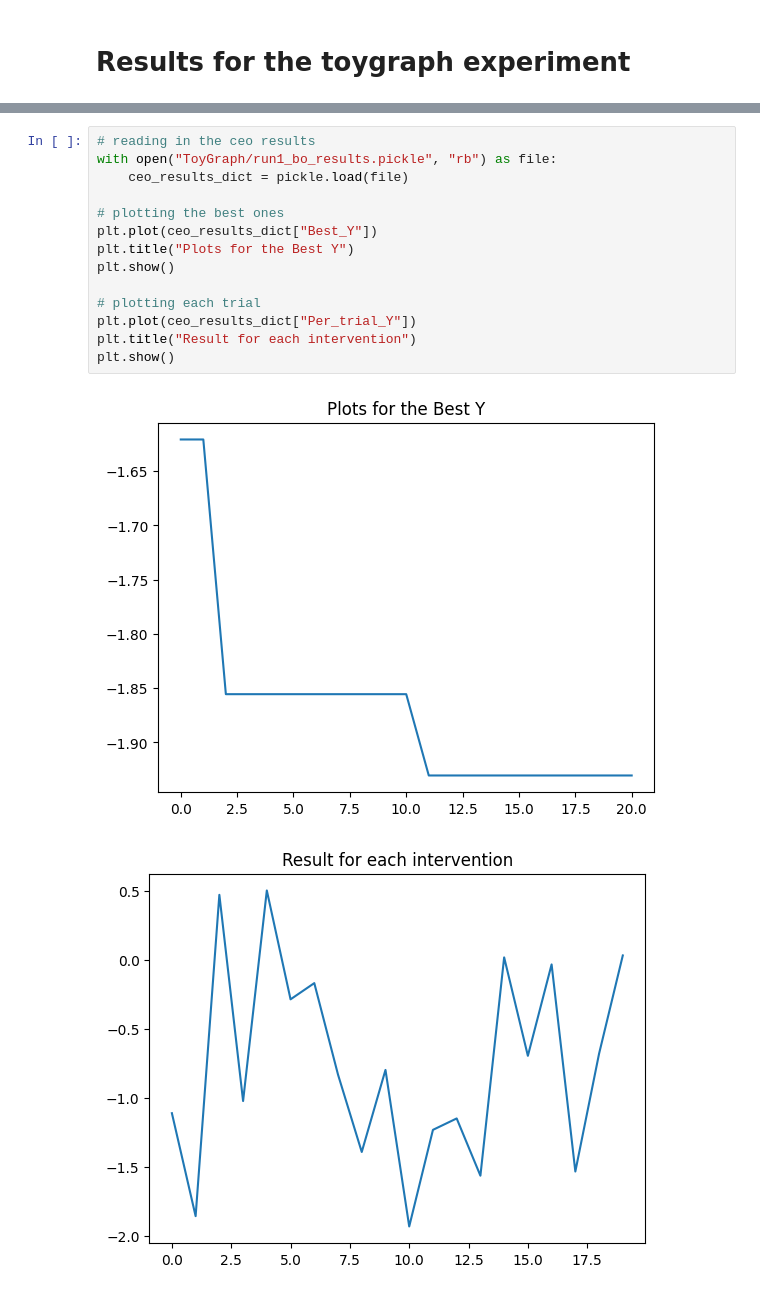
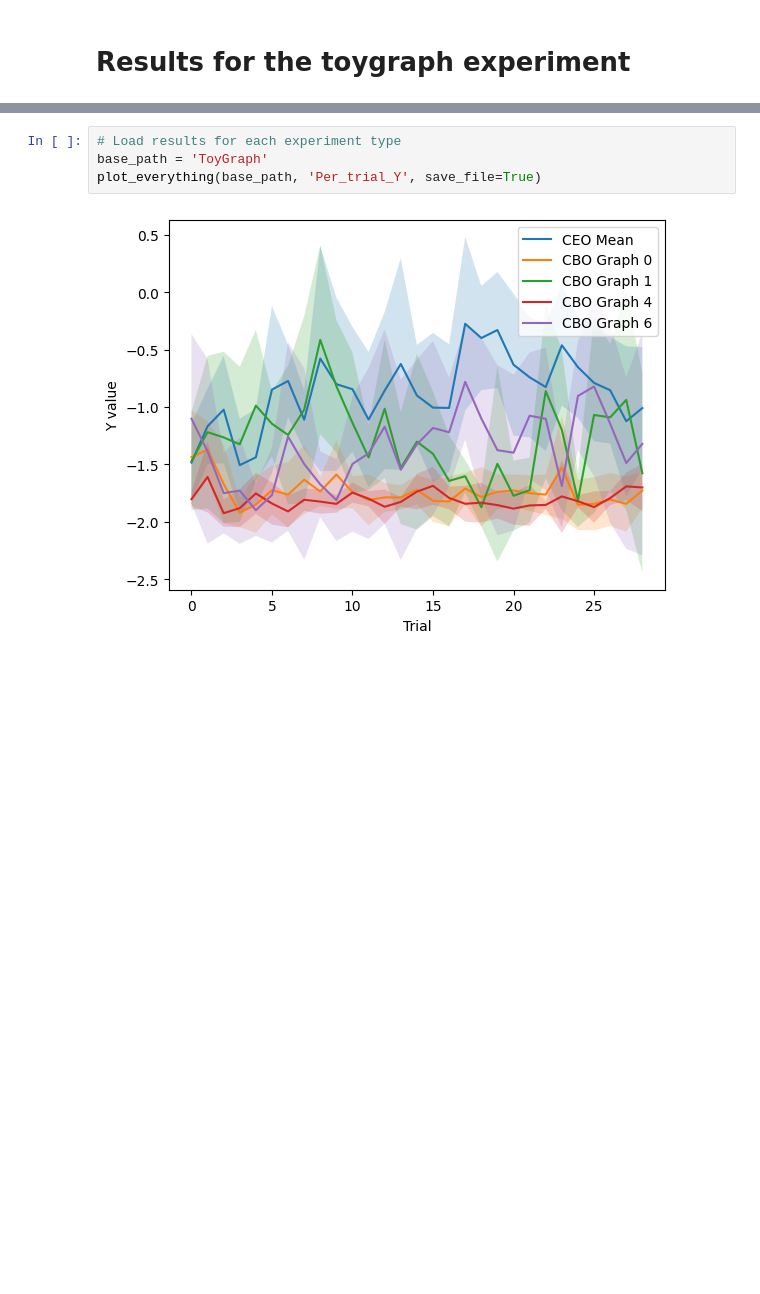
Before and after one commit to FearTheDeer9/AmortizedBayesianOptimization, a Jupyter notebook: results/toygraph_results_notebook.ipynb, the cells around one changed output, grey strips where cells are left out. Cells and saved outputs as stored; diff of their text form; blank space fills up the shorter version.

```diff
--- a/results/toygraph_results_notebook.ipynb
+++ b/results/toygraph_results_notebook.ipynb
@@ -207,17 +101,6 @@ plt.show()
-# %%
-# reading in the ceo results
-with open("ToyGraph/run1_bo_results.pickle", "rb") as file:
-    ceo_results_dict = pickle.load(file)
-
-# plotting the best ones
-plt.plot(ceo_results_dict["Best_Y"])
-plt.title("Plots for the Best Y")
-plt.show()
-
-# plotting each trial
-plt.plot(ceo_results_dict["Per_trial_Y"])
-plt.title("Result for each intervention")
-plt.show()
-# %% [output]
-[figure, removed]
-[figure, removed]
+# %%
+# Load results for each experiment type
+base_path = 'ToyGraph'
+plot_everything(base_path, 'Per_trial_Y', save_file=True)
+# %% [output]
+[figure, added]
```
Also changed, not shown: parts of 11 cells of this notebook, 16 other files.
